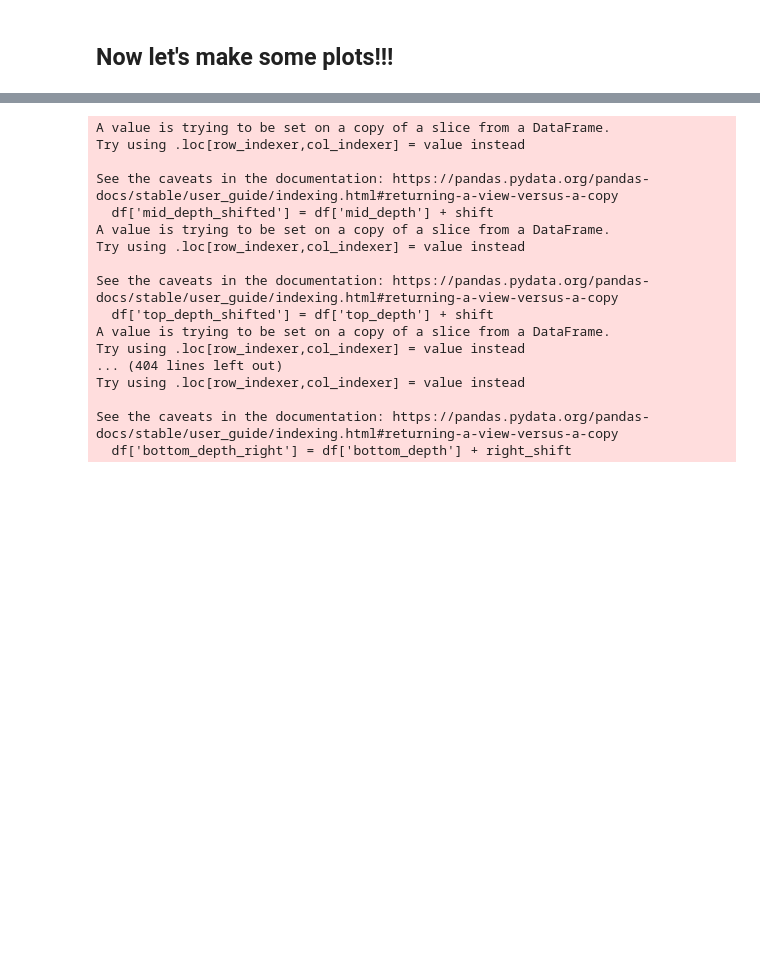
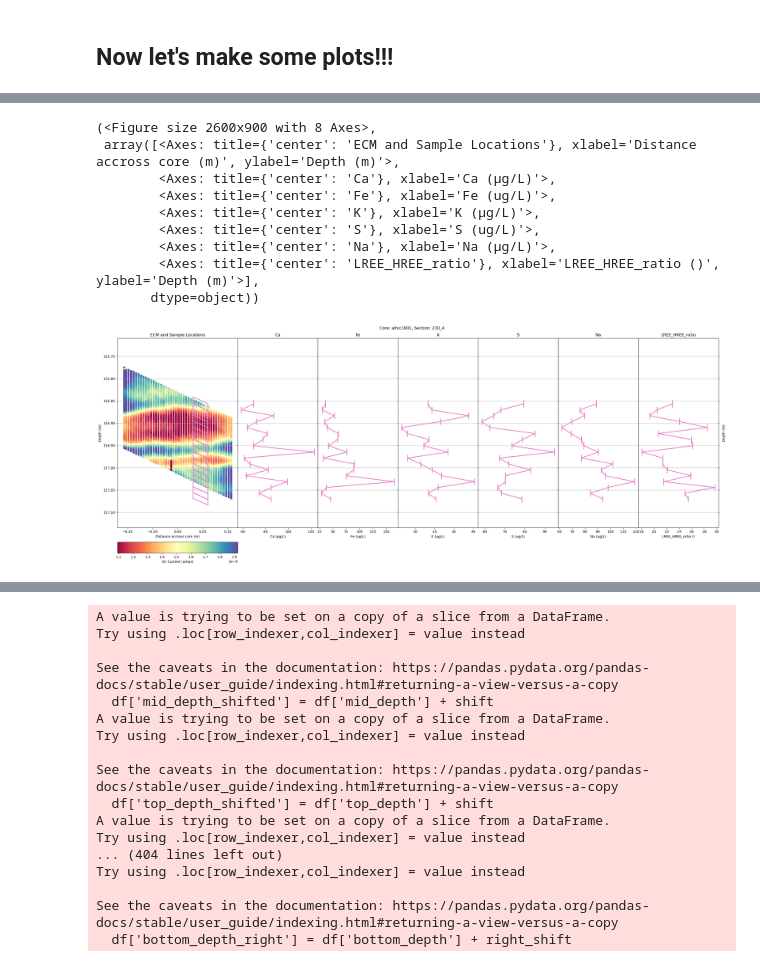
Before and after one commit to liamkirkpatrick/alhic1901_deeplayering, a Jupyter notebook: scripts/plot_samples/dip_adj_samples.ipynb, the cells around one changed output, grey strips where cells are left out. Drawn from its saved outputs; the diff is of its cells as text; code cells hidden in the pictures; blank space fills up the shorter version.

```diff
--- a/scripts/plot_samples/dip_adj_samples.ipynb
+++ b/scripts/plot_samples/dip_adj_samples.ipynb
@@ -421,0 +411,13 @@ top_angle = None
+# %%
+make_full_plot(s230_4_AC,['Ca','Fe','K','S','Na','LREE_HREE_ratio',],s230_4_AC.side_angle,s230_4_AC.top_angle)
+# %% [output]
+(<Figure size 2600x900 with 8 Axes>,
+ array([<Axes: title={'center': 'ECM and Sample Locations'}, xlabel='Distance accross core (m)', ylabel='Depth (m)'>,
+        <Axes: title={'center': 'Ca'}, xlabel='Ca (µg/L)'>,
+        <Axes: title={'center': 'Fe'}, xlabel='Fe (ug/L)'>,
+        <Axes: title={'center': 'K'}, xlabel='K (µg/L)'>,
+        <Axes: title={'center': 'S'}, xlabel='S (ug/L)'>,
+        <Axes: title={'center': 'Na'}, xlabel='Na (µg/L)'>,
+        <Axes: title={'center': 'LREE_HREE_ratio'}, xlabel='LREE_HREE_ratio ()', ylabel='Depth (m)'>],
+       dtype=object))
+[figure, added]
```
Also changed, not shown: parts of 11 cells of this notebook, 9 other files.
